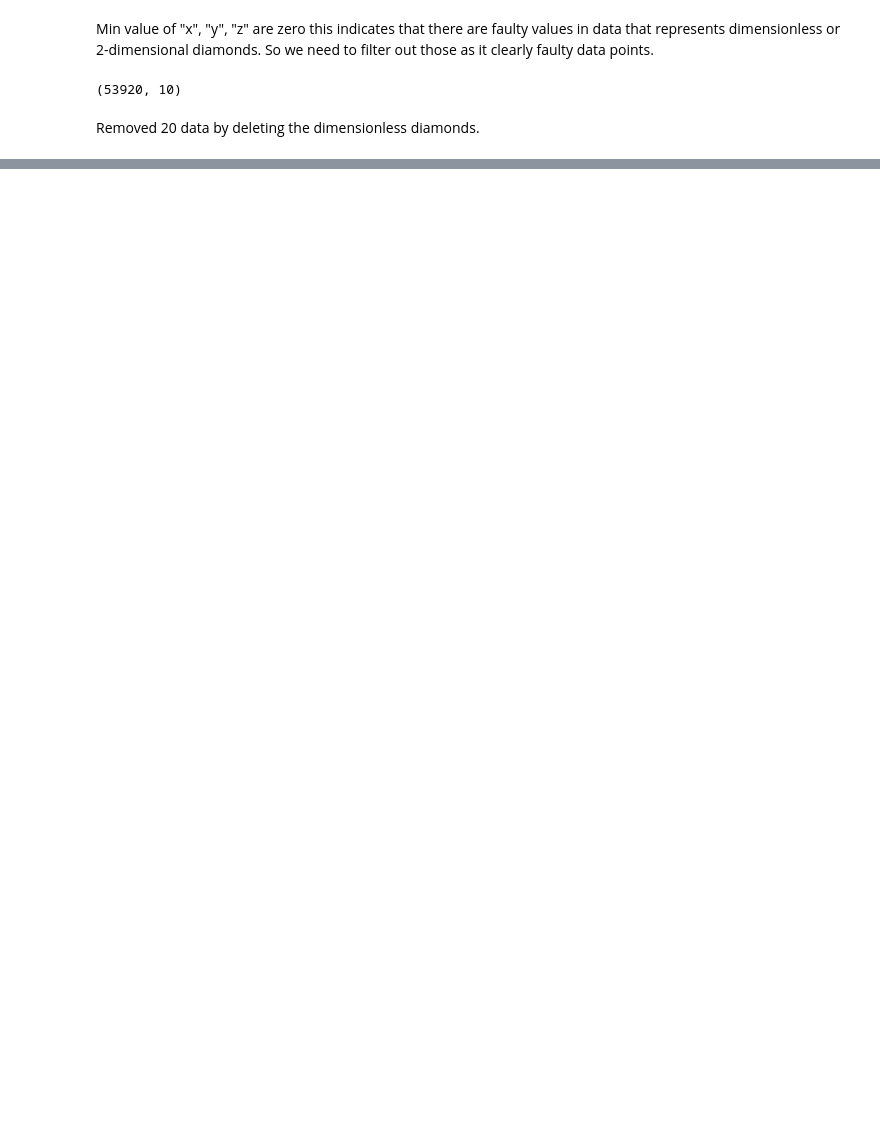
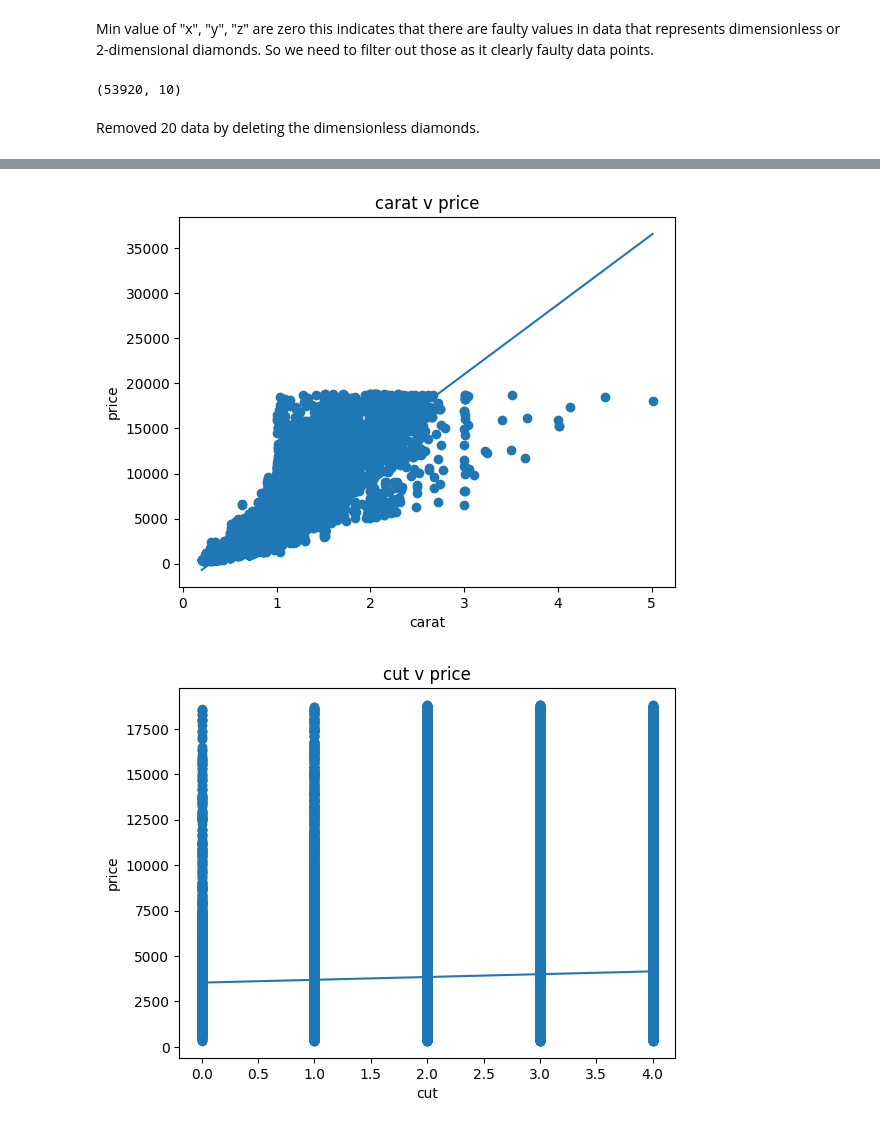
Before and after one commit to y-xing01/DAV_CA1, a Jupyter notebook: diamonds.ipynb, the cells around one changed output, grey strips where cells are left out. Drawn from its saved outputs; the diff is of its cells as text; code cells hidden in the pictures; blank space fills up the shorter version.

```diff
--- a/diamonds.ipynb
+++ b/diamonds.ipynb
@@ -228,0 +291,75 @@ plt.show()
+# %%
+# Scatter plot between carat and price
+plt.title("carat v price")
+plt.xlabel("carat")
+plt.ylabel("price")
+plt.scatter(data["carat"], data["price"])
+plt.plot(np.unique(data["carat"]), np.poly1d(np.polyfit(data["carat"], data["price"], 1))(np.unique(data["carat"])))
+plt.show()
+
+# Scatter plot between cut and price
+plt.title("cut v price")
+plt.xlabel("cut")
+plt.ylabel("price")
+plt.scatter(data["cut"], data["price"])
+plt.plot(np.unique(data["cut"]), np.poly1d(np.polyfit(data["cut"], data["price"], 1))(np.unique(data["cut"])))
+plt.show()
+
+# Scatter plot between color and price
+plt.title("color v price")
+plt.xlabel("color")
+plt.ylabel("price")
+plt.scatter(data["color"], data["price"])
+plt.plot(np.unique(data["color"]), np.poly1d(np.polyfit(data["color"], data["price"], 1))(np.unique(data["color"])))
+plt.show()
+
+# Scatter plot between clarity and price
+plt.title("clarity v price")
+plt.xlabel("clarity")
+plt.ylabel("price")
+plt.scatter(data["clarity"], data["price"])
+plt.plot(np.unique(data["clarity"]), np.poly1d(np.polyfit(data["clarity"], data["price"], 1))(np.unique(data["clarity"])))
+plt.show()
+
+# Scatter plot between depth and price
+plt.title("depth v price")
+plt.xlabel("depth")
+plt.ylabel("price")
+plt.scatter(data["depth"], data["price"])
+plt.plot(np.unique(data["depth"]), np.poly1d(np.polyfit(data["depth"], data["price"], 1))(np.unique(data["depth"])))
+plt.show()
+
+# Scatter plot between table and price
+plt.title("table v price")
+plt.xlabel("table")
+plt.ylabel("price")
+plt.scatter(data["table"], data["price"])
+plt.plot(np.unique(data["table"]), np.poly1d(np.polyfit(data["table"], data["price"], 1))(np.unique(data["table"])))
+plt.show()
+
+# Scatter plot between x and price
+plt.title("x v price")
+plt.xlabel("x")
+plt.ylabel("price")
+plt.scatter(data["x"], data["price"])
+plt.plot(np.unique(data["x"]), np.poly1d(np.polyfit(data["x"], data["price"], 1))(np.unique(data["x"])))
+plt.show()
+
+# Scatter plot between y and price
+plt.title("y v price")
+plt.xlabel("y")
+plt.ylabel("price")
+plt.scatter(data["y"], data["price"])
+plt.plot(np.unique(data["y"]), np.poly1d(np.polyfit(data["y"], data["price"], 1))(np.unique(data["y"])))
+plt.show()
+
+# Scatter plot between z and price
+plt.title("z v price")
+plt.xlabel("z")
+plt.ylabel("price")
+plt.scatter(data["z"], data["price"])
+plt.plot(np.unique(data["z"]), np.poly1d(np.polyfit(data["z"], data["price"], 1))(np.unique(data["z"])))
+plt.show()
+# %% [output]
+[figure, added]
+[figure, added]
```
Also changed, not shown: parts of 7 cells of this notebook.
